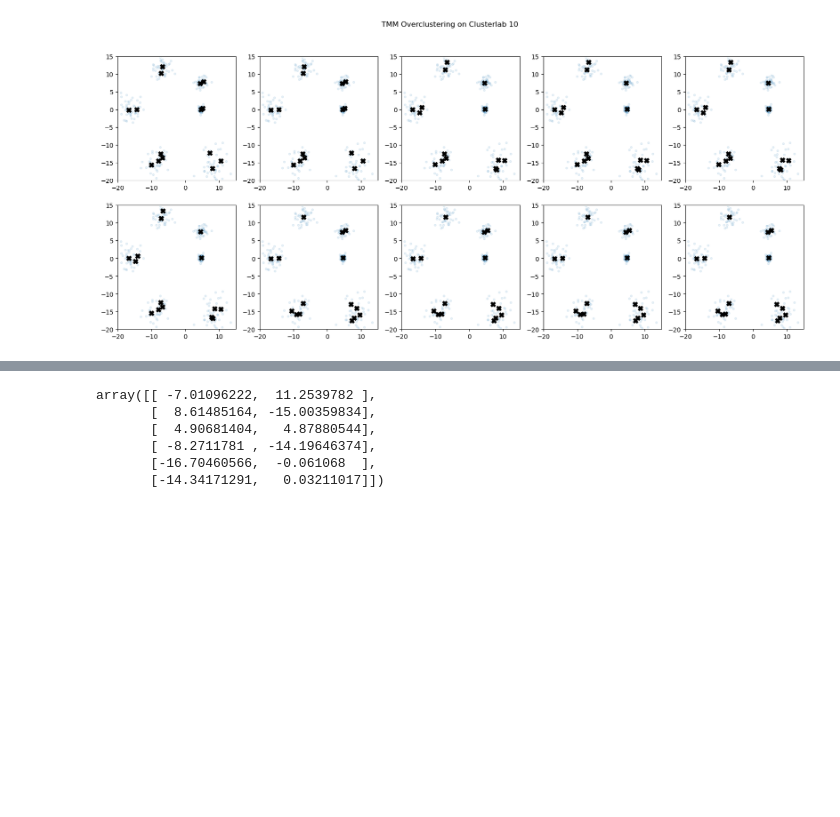
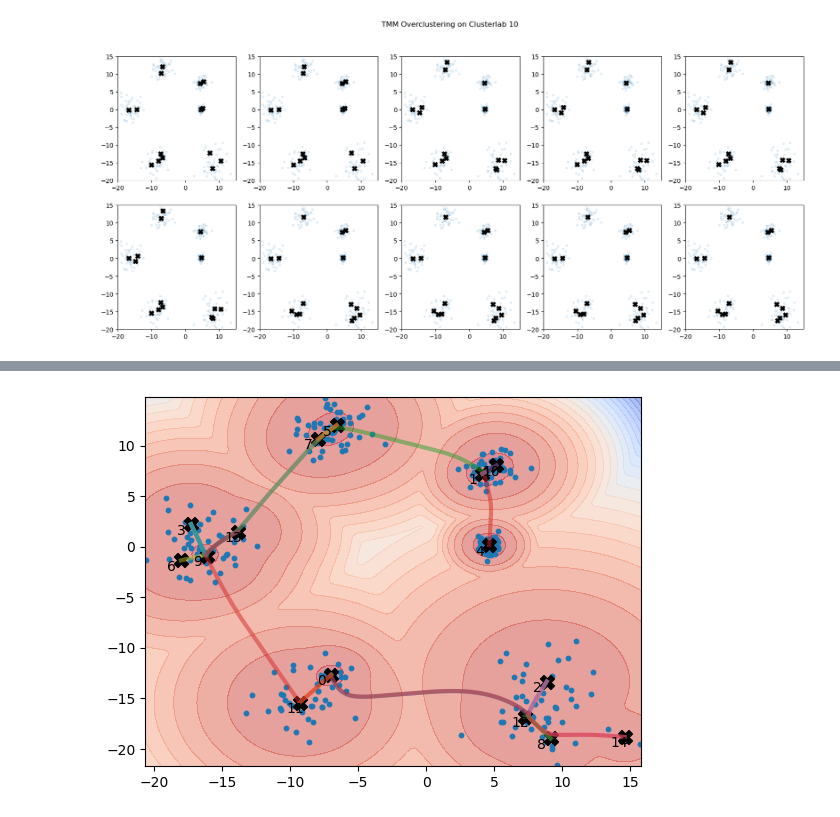
Before and after one commit to ecker-lab/tneb_clustering, a Jupyter notebook: notebooks/metrics/tmm_stability.ipynb, the cells around one changed output, grey strips where cells are left out. Cells and saved outputs as stored; diff of their text form; code cells hidden in the pictures; blank space fills up the shorter version.

```diff
--- a/notebooks/metrics/tmm_stability.ipynb
+++ b/notebooks/metrics/tmm_stability.ipynb
@@ -107,9 +109,5 @@ plt.show
 # %%
-np.array(centers[0])
+selection = tmm_plots.compute_mst_edges(raws[7])
+tmm_plots.plot_field(data_X, gmms[7], paths=all_paths[7], selection=selection)
 # %% [output]
-array([[ -7.01096222,  11.2539782 ],
-       [  8.61485164, -15.00359834],
-       [  4.90681404,   4.87880544],
-       [ -8.2711781 , -14.19646374],
-       [-16.70460566,  -0.061068  ],
-       [-14.34171291,   0.03211017]])
+[figure, added]
```
Also changed, not shown: parts of 2 cells of this notebook, 3 other files.
